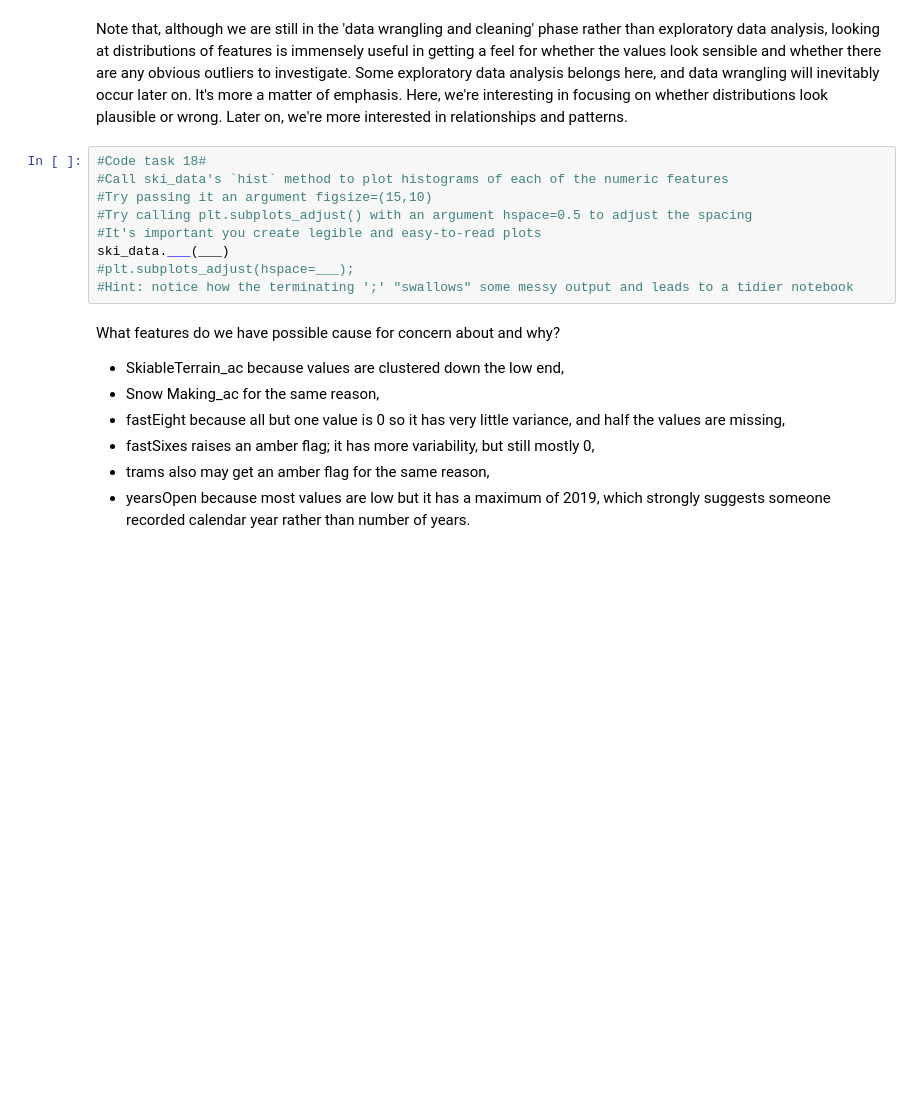
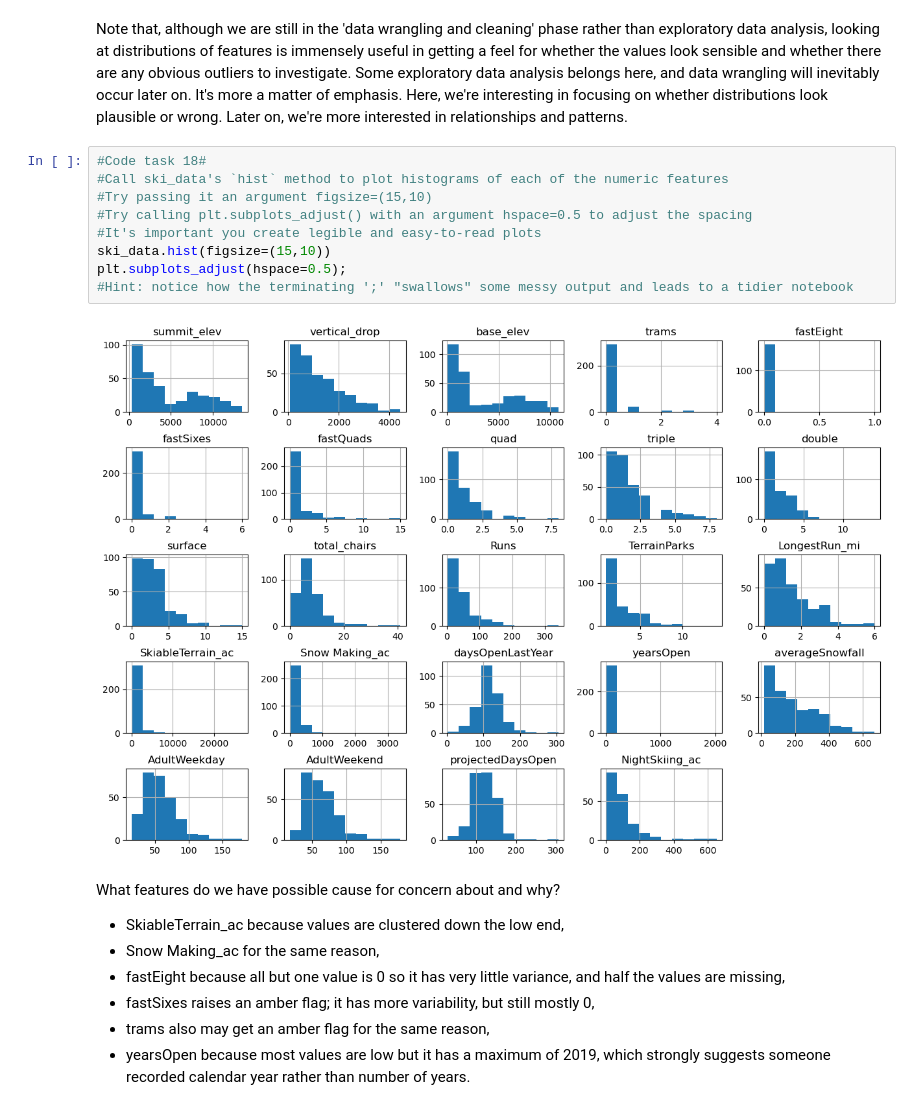
Before and after one commit to kyleanthonyr/DataScienceGuidedCapstone, a Jupyter notebook: 02_data_wrangling.ipynb, the cells around one changed output. Drawn from its saved outputs; the diff is of its cells as text; blank space fills up the shorter version.

```diff
--- a/02_data_wrangling.ipynb
+++ b/02_data_wrangling.ipynb
@@ -488,12 +495,14 @@ Note that, although we are still in the 'data wrangling and cleaning' phase rath
 # %%
 #Code task 18#
 #Call ski_data's `hist` method to plot histograms of each of the numeric features
 #Try passing it an argument figsize=(15,10)
 #Try calling plt.subplots_adjust() with an argument hspace=0.5 to adjust the spacing
 #It's important you create legible and easy-to-read plots
-ski_data.___(___)
-#plt.subplots_adjust(hspace=___);
+ski_data.hist(figsize=(15,10))
+plt.subplots_adjust(hspace=0.5);
 #Hint: notice how the terminating ';' "swallows" some messy output and leads to a tidier notebook
+# %% [output]
+[figure, added]
 # %% [markdown]
 What features do we have possible cause for concern about and why?
 
```
Also changed, not shown: parts of 39 cells of this notebook.
